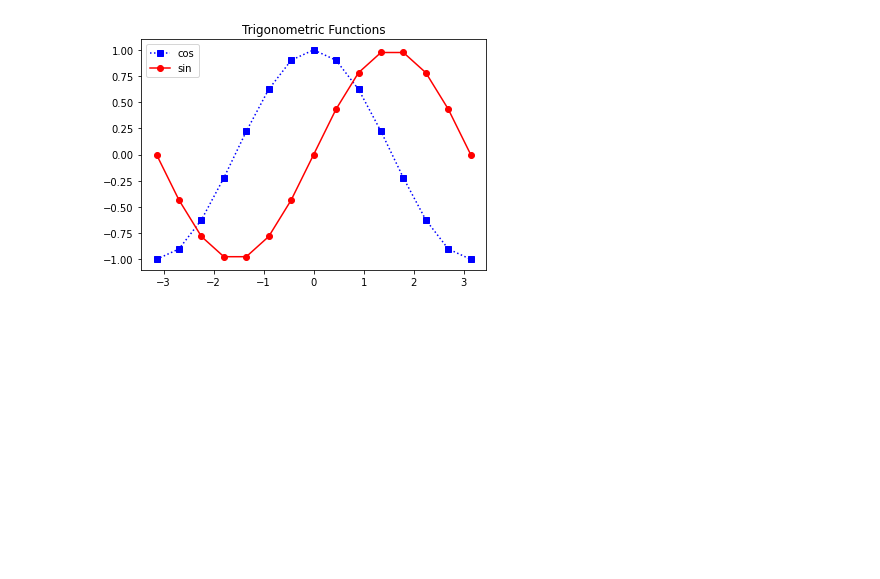
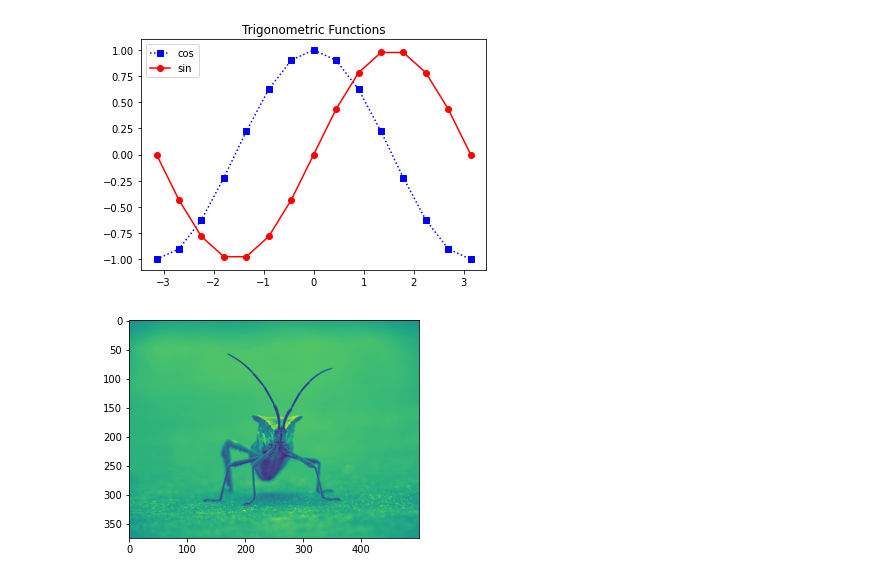
Before and after one commit to heEXDe/loose_jupyter_notebooks, a Jupyter notebook: math_with_python.ipynb, the cells around one changed output. Drawn from its saved outputs; the diff is of its cells as text; code cells hidden in the pictures; blank space fills up the shorter version.

```diff
--- a/math_with_python.ipynb
+++ b/math_with_python.ipynb
@@ -196,3 +196,12 @@ ax.set_title("Trigonometric Functions")
 # %% [output]
 Text(0.5, 1.0, 'Trigonometric Functions')
 [figure]
+# %%
+# image inside the plot
+import requests
+import matplotlib.image as mpimg
+img = mpimg.imread('https://matplotlib.org/stable/_images/stinkbug.png')
+# requests.get('https://matplotlib.org/stable/_images/stinkbug.png')
+imgplot = plt.imshow(img)
+# %% [output]
+[figure, added]
```
Also changed, not shown: parts of 1 cell of this notebook.
